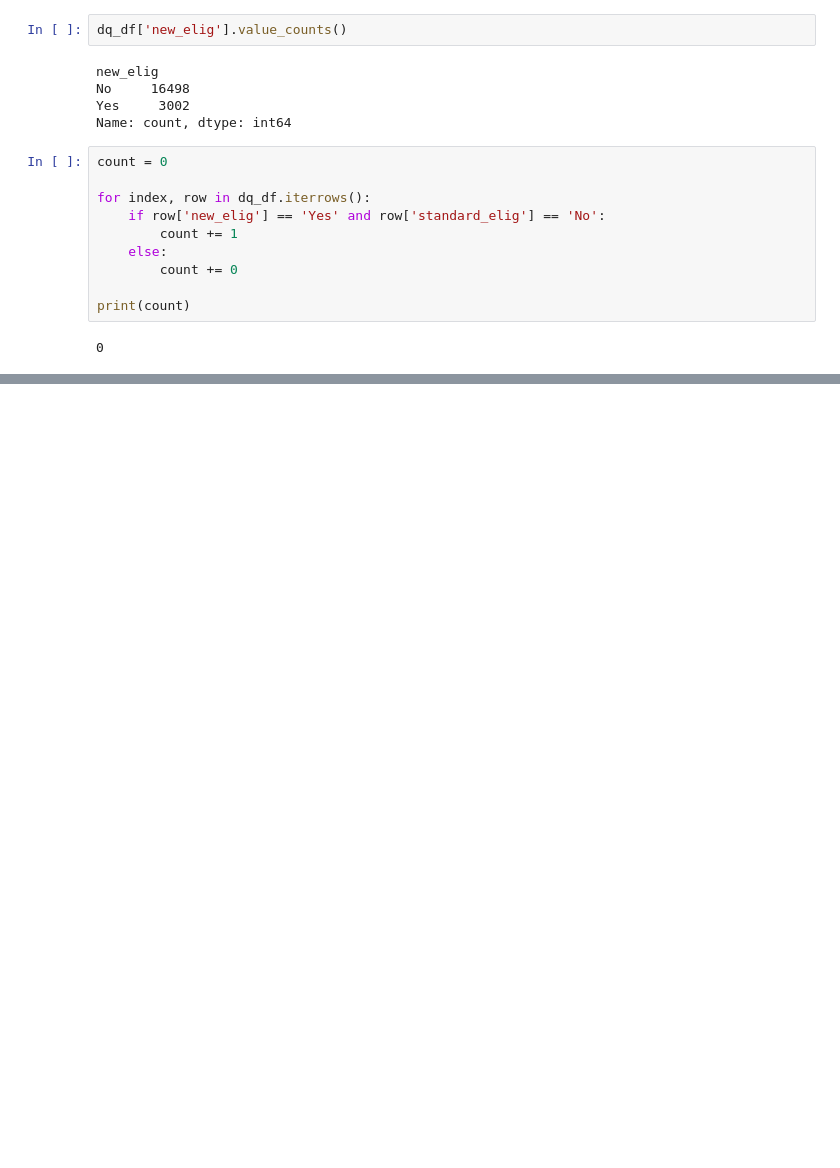
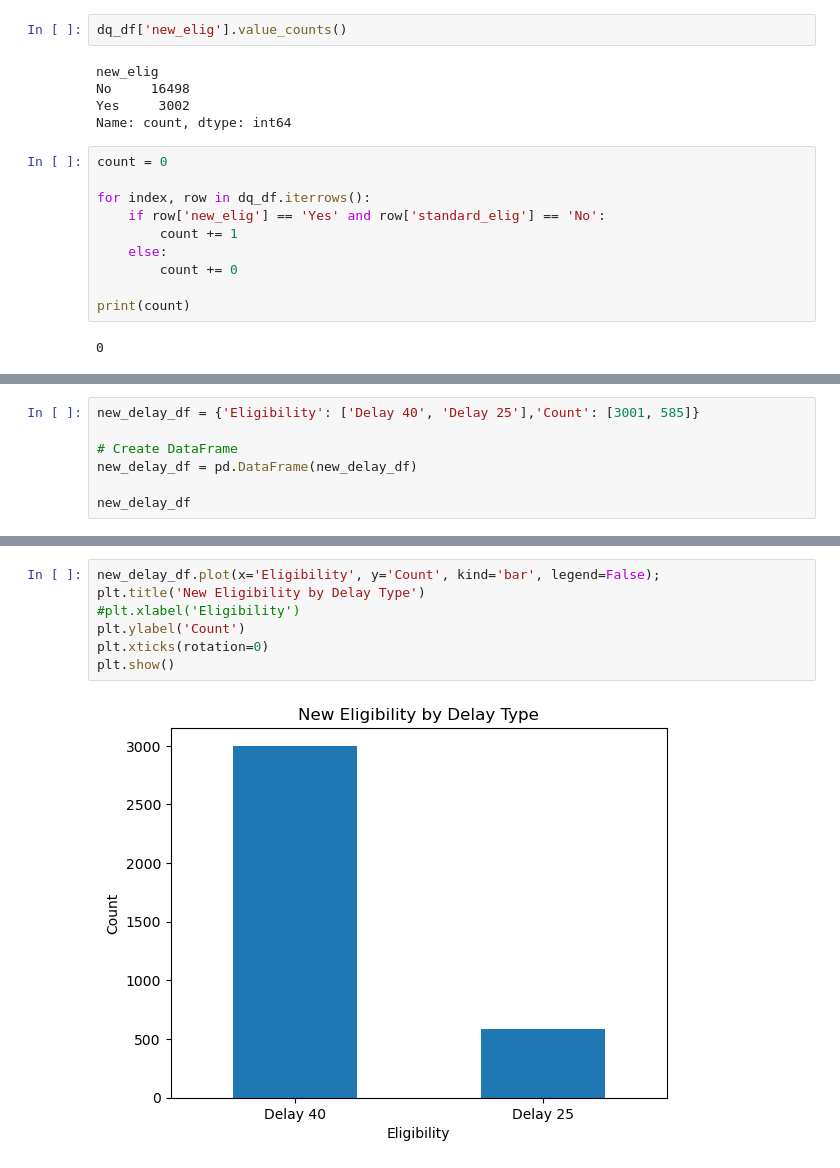
Before and after one commit to NSS-Data-Analytics-Cohort-17/partner-project-japan, a Jupyter notebook: partner_project_Tom_Herbold.ipynb, the cells around one changed output, grey strips where cells are left out. Drawn from its saved outputs; the diff is of its cells as text; blank space fills up the shorter version.

```diff
--- a/partner_project_Tom_Herbold.ipynb
+++ b/partner_project_Tom_Herbold.ipynb
@@ -1259,0 +1301,7 @@ Name: count, dtype: int64
+# %%
+new_delay_df = {'Eligibility': ['Delay 40', 'Delay 25'],'Count': [3001, 585]}
+
+# Create DataFrame
+new_delay_df = pd.DataFrame(new_delay_df)
+
+new_delay_df
@@ -1259,0 +1323,9 @@ Name: count, dtype: int64
+# %%
+new_delay_df.plot(x='Eligibility', y='Count', kind='bar', legend=False);
+plt.title('New Eligibility by Delay Type')
+#plt.xlabel('Eligibility')
+plt.ylabel('Count')
+plt.xticks(rotation=0)
+plt.show()
+# %% [output]
+[figure, added]
```
Also changed, not shown: parts of 26 cells of this notebook, 2 other files.
